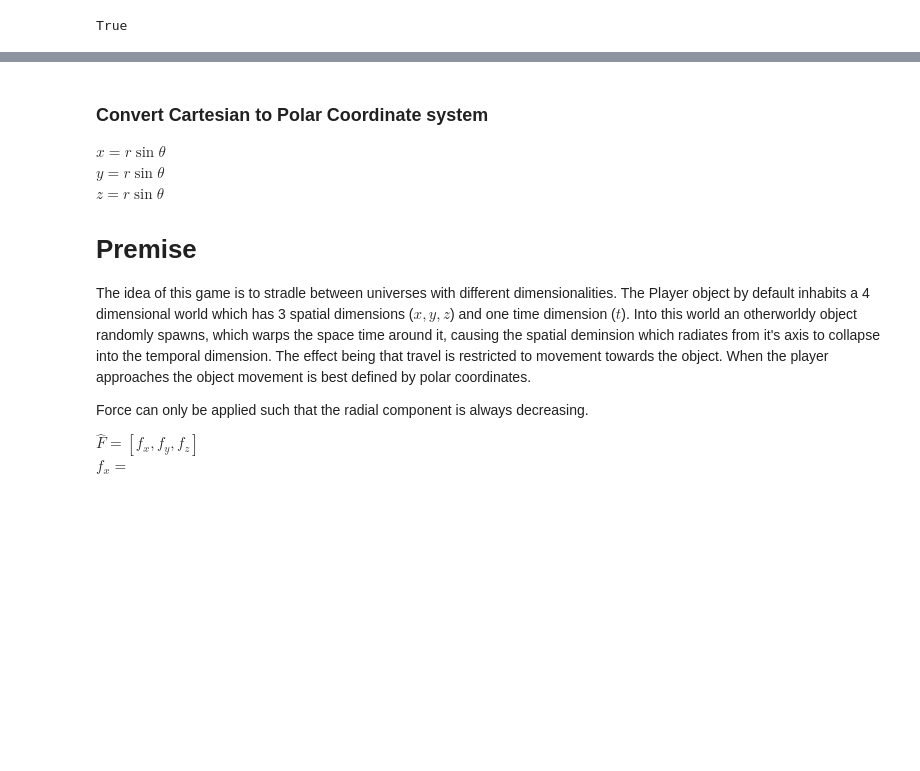
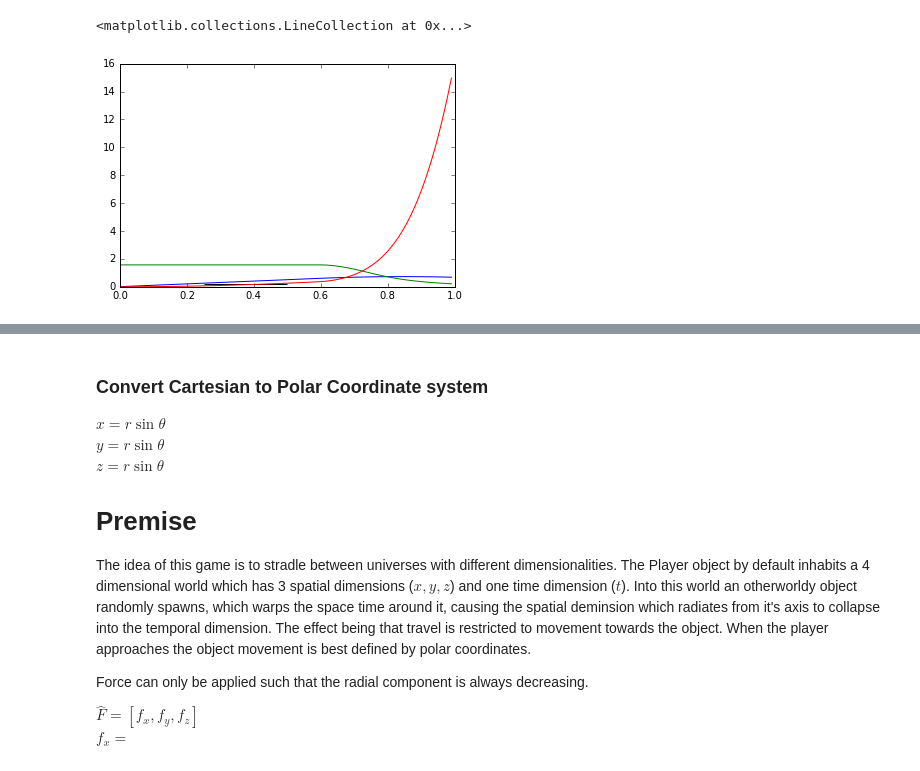
Before and after one commit to AndrewMicallef/AndrewMicallef.github.io, a Jupyter notebook: py/Polar Coordinae functions.ipynb, the cells around one changed output, grey strips where cells are left out. Drawn from its saved outputs; the diff is of its cells as text; code cells hidden in the pictures; blank space fills up the shorter version.

```diff
--- a/py/Polar Coordinae functions.ipynb
+++ b/py/Polar Coordinae functions.ipynb
@@ -57,4 +0,0 @@ a = unitArray((1,1,1), units = 'm/s')
-# %%
-a.istimevec
-# %% [output]
-True
@@ -86,0 +36,31 @@ class player:
+# %%
+jeremy = physobj()
+
+jeremy.velocity = np.array((0,1,0))
+
+
+loc = []
+for i in range(100):
+    #if i > 25 and i < 50:
+    #    jeremy.applyForce((0,40,0))
+
+    if i > 60:# and i < 75:
+        jeremy.applyForce((40,-4,20))
+
+    jeremy.update()
+    loc.append(jeremy.location)
+
+
+plt.plot(np.arange(100)*0.01, np.array(loc)[:,1])
+#plt.hlines( 0.2, 25*0.01, 50*0.01)
+#plt.text(25*0.01, 0.1, '2 N applied to y')
+
+loc = np.array([vector2sphere(l) for l in loc])
+
+plt.plot(np.arange(100)*0.01, np.array(loc)[:,0], 'r')
+plt.plot(np.arange(100)*0.01, np.array(loc)[:,1], 'g')
+plt.hlines( 0.2, 25*0.01, 50*0.01)
+#plt.text(25*0.01, 0.1, '2 N applied to y')
+# %% [output]
+<matplotlib.collections.LineCollection at 0x...>
+[figure, added]
```
Also changed, not shown: parts of 9 cells of this notebook, 2 other files.
